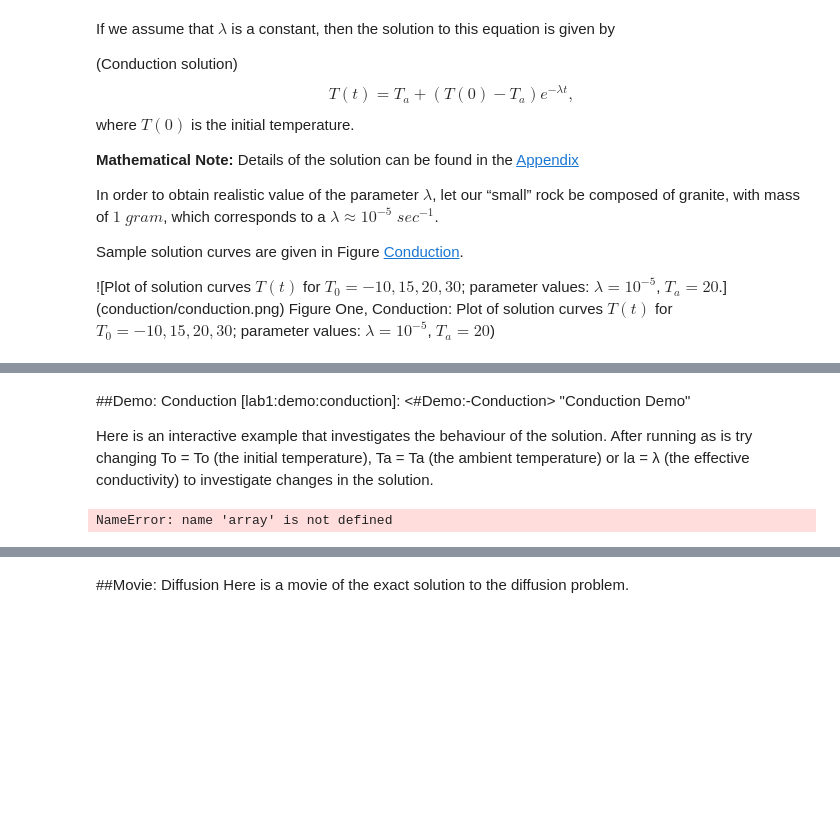
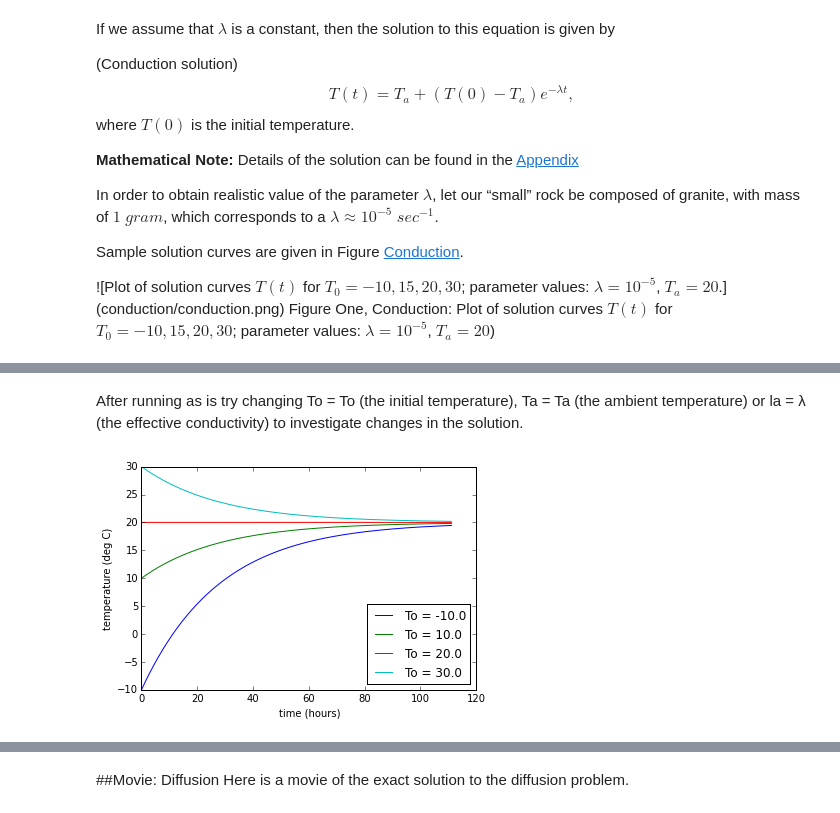
Before and after one commit to tjarnikova/numeric, a Jupyter notebook: lab1/Lab 1.ipynb, the cells around one changed output, grey strips where cells are left out. Drawn from its saved outputs; the diff is of its cells as text; code cells hidden in the pictures; blank space fills up the shorter version.

```diff
--- a/lab1/Lab 1.ipynb
+++ b/lab1/Lab 1.ipynb
@@ -217,58 +277,11 @@ values: $\lambda=10^{-5}$, $T_a=20$)
 # %% [markdown]
-##Demo: Conduction
-[lab1:demo:conduction]: <#Demo:-Conduction> "Conduction Demo"
-
-Here is an interactive example that investigates the behaviour of the solution.
 After running as is try changing To = To (the initial temperature), Ta = Ta (the ambient temperature) or la = λ (the effective conductivity) to investigate changes in the solution.
-# %%
-# not debugged yet, don't have numpy or matplotlib
-def lab1_temperature(Ta = 20, To = np.array([-10., 10., 20., 30.]), la = 0.00001):
-    """
-    Script to plot the exponential decay of temperature of four objects
-    with different initial temperature in a single ambient temperature.
-
-     Example usage, use default values:
-
-     >> lab1_temperature()
-
-    Example usage, set Ta=10, To=(-5, 5, 10, 15) and la (lambda)= 0.0002:
-
-     >> lab1_temperature(10, array([-5., 5., 10., 15.]), la = 0.0002)
-
-    Ta is the ambient temperature (Celcius)
-    To is the initial temperature (four different cases) (Celcius)
-    la is lambda, the time constant of equilibriations (1/second)
-
-    """
-
-
-
-    # set the time scale (seconds)
-    t = arange(0., 400000., 100.)
-
-    # calculate the temperatures with time for the different initial temperatures
-    T = np.zeros(To.len, t.len)
-    for i, Tinitial in enumerate(To):
-        T[i,:] = Ta + (Tinitial - Ta) * exp(-la * t)
-
-    # plot the tempeatures
-    fig=plt.figure(1)
-    fig.clf()
-    t=t/3600.
-    plt.plot(t, a)
-    plt.plot(t, b)
-    plt.plot(t, c)
-    plt.plot(t, d)
-    plt.xlabel('time (hours)')
-    plt.ylabel('temperature (deg C)')
-
-    # add a legend & show the graph
-    plt.legend(["To = %s" % To[0],
-        "To = %s" % To[1],
-        "To = %s" % To[2],
-        "To = %s" % To[3]], loc="lower right")
-# %% [output]
-NameError: name 'array' is not defined
+# %%
+# setting different values
+# (note this uses the defaults again as written, you should change the values)
+lab1_temperature(Ta = 20, To = np.array([-10., 10., 20., 30.]), la = 0.00001)
+# %% [output]
+[figure, added]
 # %% [markdown]
 *Example Two*
 ------------
```
Also changed, not shown: parts of 8 cells of this notebook.
